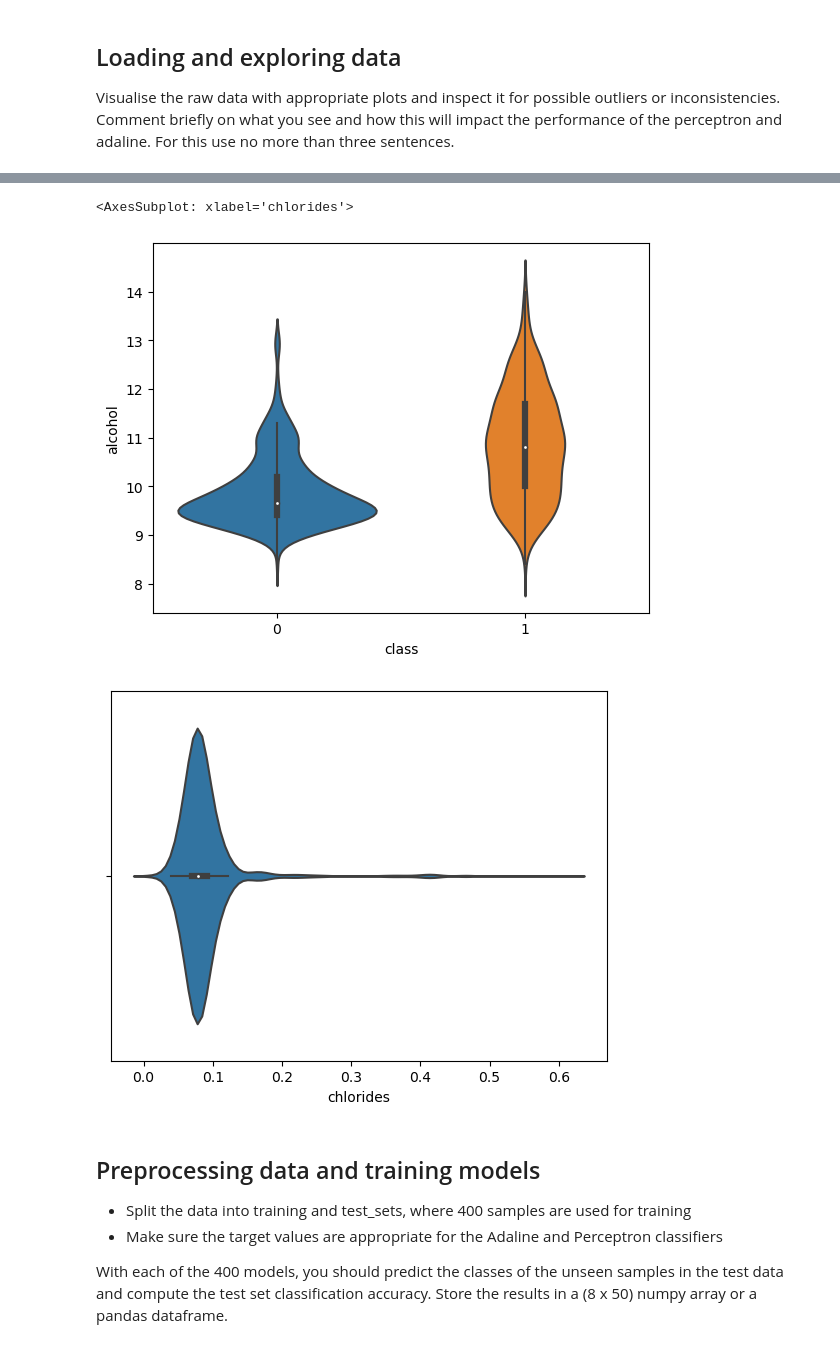
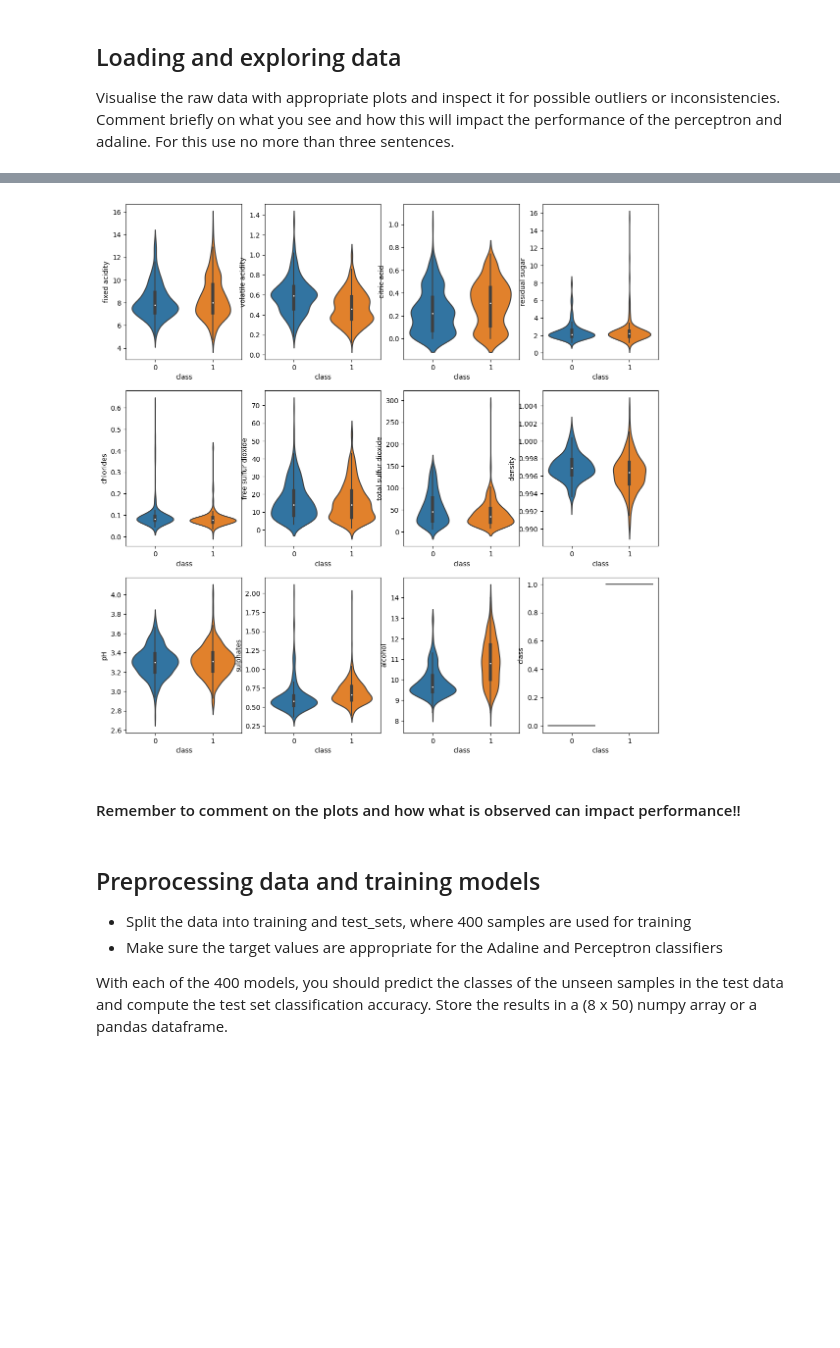
Before and after one commit to noramik/DAT200-V23, a Jupyter notebook: CA2/CA02_exercise.ipynb, the cells around one changed output, grey strips where cells are left out. Drawn from its saved outputs; the diff is of its cells as text; code cells hidden in the pictures; blank space fills up the shorter version.

```diff
--- a/CA2/CA02_exercise.ipynb
+++ b/CA2/CA02_exercise.ipynb
@@ -40,12 +31,12 @@ sns.pairplot(data=wine_df)
-# %%
-plt.figure()
-sns.violinplot(data=wine_df, y='alcohol', x='class')
-plt.figure()
-sns.violinplot(data=wine_df.iloc[:,0:5], x='chlorides')
-# %% [output]
-<AxesSubplot: xlabel='chlorides'>
-[figure, removed]
-[figure, removed]
+# %%
+fig, axes = plt.subplots(3, 4, figsize=(14,14))
+ax = axes.ravel()
+for i, col in enumerate(wine_df.columns):
+    sns.violinplot(data=wine_df, y=col, x='class', ax=ax[i])
+# %% [output]
+[figure, added]
+# %% [markdown]
+#### Remember to comment on the plots and how what is observed can impact performance!!
 # %% [markdown]
 ## Preprocessing data and training models
 
```
Also changed, not shown: parts of 16 cells of this notebook.
